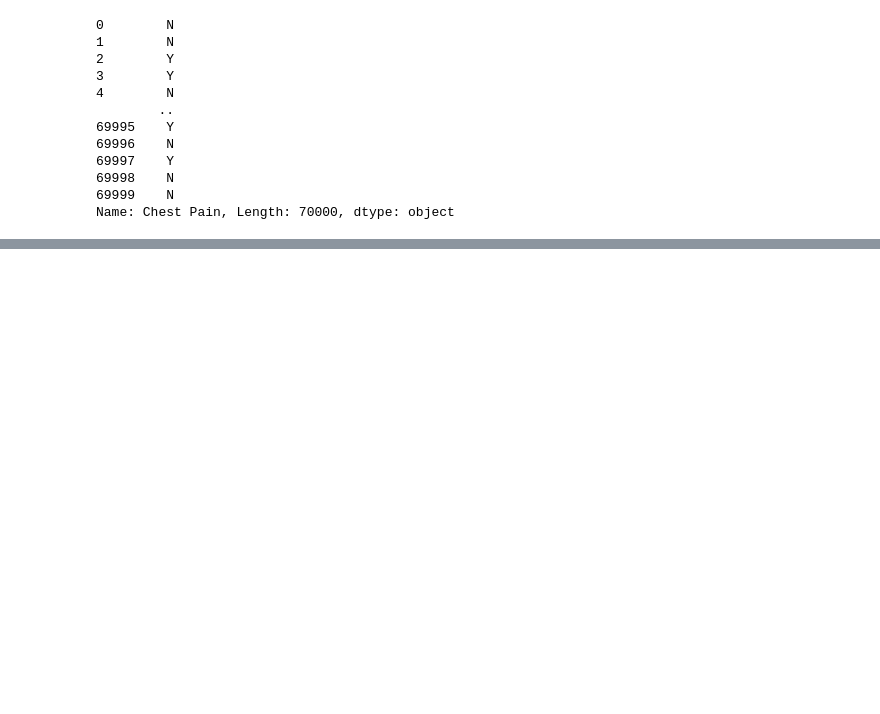
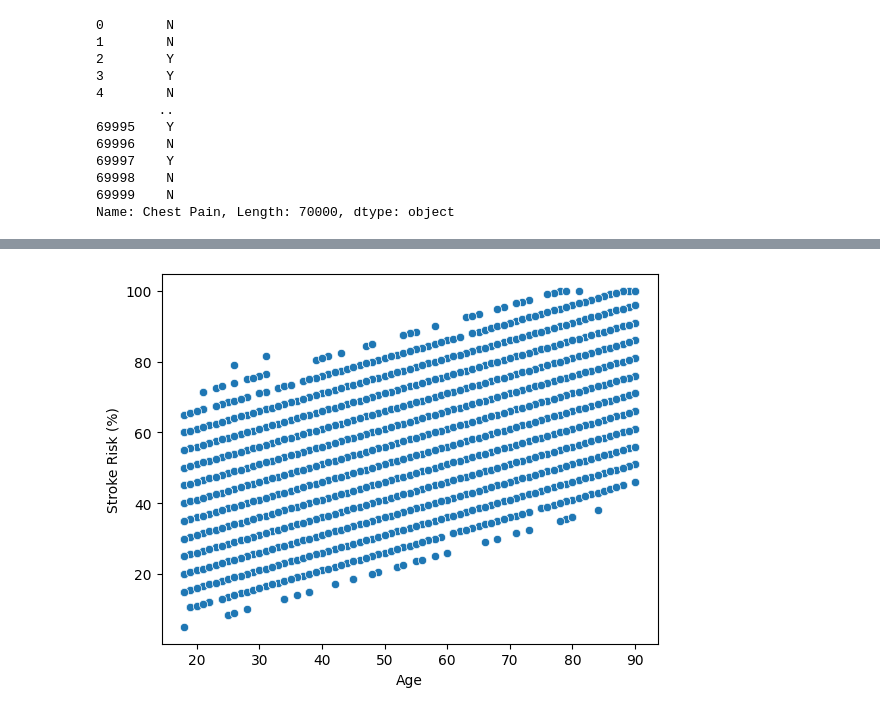
Before and after one commit to hannahabele/Assignment-1, a Jupyter notebook: DS_3001_Final_Project.ipynb, the cells around one changed output, grey strips where cells are left out. Cells and saved outputs as stored; diff of their text form; code cells hidden in the pictures; blank space fills up the shorter version.

Commit message:
Described the Age variable, created a crosstabulation between age and Stroke Risk (Binary), and created a scatterplot of age and stroke risk (%)

```diff
--- a/DS_3001_Final_Project.ipynb
+++ b/DS_3001_Final_Project.ipynb
@@ -38,0 +243,3 @@ Name: Chest Pain, Length: 70000, dtype: object
+# %%
+df['Cold Hands/Feet'] = df['Cold Hands/Feet'].map({0: 'N', 1: 'Y'})
+print(df['Cold Hands/Feet'])
@@ -38,0 +259,3 @@ Name: Chest Pain, Length: 70000, dtype: object
+# %%
+df['Snoring/Sleep Apnea'] = df['Snoring/Sleep Apnea'].map({0: 'N', 1: 'Y'})
+print(df['Snoring/Sleep Apnea'])
@@ -38,0 +275,3 @@ Name: Chest Pain, Length: 70000, dtype: object
+# %%
+df['Anxiety/Feeling of Doom'] = df['Anxiety/Feeling of Doom'].map({0: 'N', 1: 'Y'})
+print(df['Anxiety/Feeling of Doom'])
@@ -38,0 +291,3 @@ Name: Chest Pain, Length: 70000, dtype: object
+# %%
+df['At Risk (Binary)'] = df['At Risk (Binary)'].map({0: 'N', 1: 'Y'})
+print(df['At Risk (Binary)'])
@@ -38,0 +339,6 @@ Name: Chest Pain, Length: 70000, dtype: object
+# %%
+#Scatterplot of Age and Stroke Risk
+sns.scatterplot(data=df,x='Age',y='Stroke Risk (%)')
+plt.show()
+# %% [output]
+[figure, added]
```
Also changed, not shown: parts of 21 cells of this notebook.
